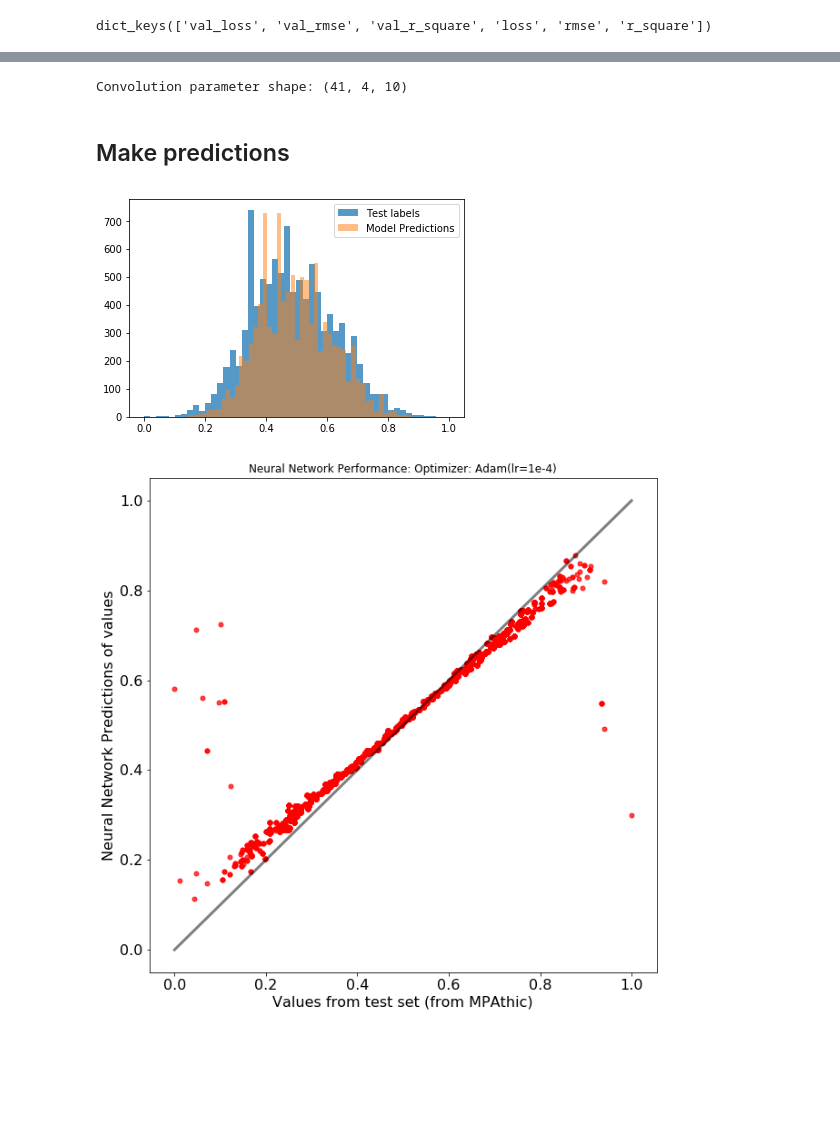
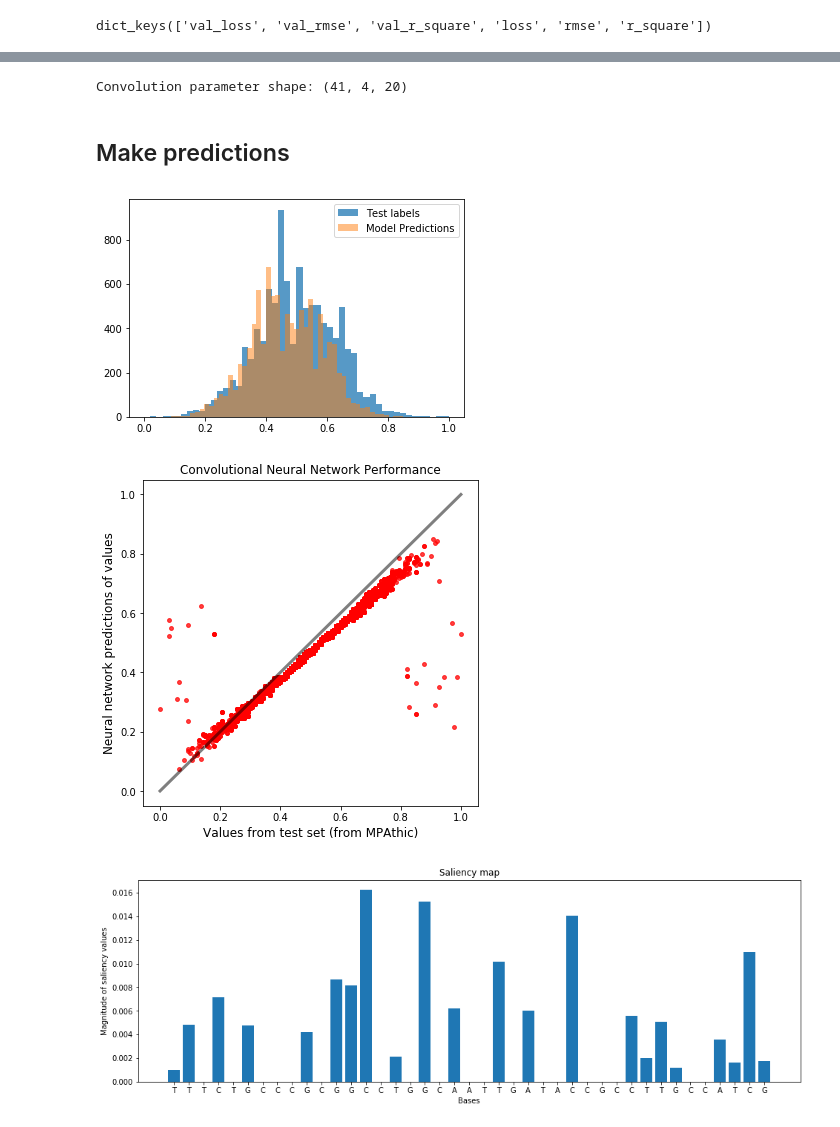
Before and after one commit to atareen/Regression-with-convolutional-neural-networks, a Jupyter notebook: CNN_RNAP_Seq_Regression.ipynb, the cells around one changed output, grey strips where cells are left out. Cells and saved outputs as stored; diff of their text form; code cells hidden in the pictures; blank space fills up the shorter version.

Commit message:
Added base saliency map. Need to remove repeating values in training data

```diff
--- a/CNN_RNAP_Seq_Regression.ipynb
+++ b/CNN_RNAP_Seq_Regression.ipynb
@@ -35,7 +35,7 @@ bi = np.random.binomial(n=10000, p=0.01, size=1000)
 num_sample = 40000   # number of training samples
 test_size = 10000    # number of test samples
 
-binomial_probability_parameter = 0.05
+binomial_probability_parameter = 0.5
 
 #index_random_sample_training_data = np.random.randint(100000,size=(9000))
 index_random_sample_training_data = np.random.binomial(n=100000, p=binomial_probability_parameter, size=num_sample)
@@ -182,7 +182,7 @@ Using TensorFlow backend.
 
 model = Sequential()
 #model.add(Conv1D(1, 19, padding='same', input_shape=(seq_length, 4), activation='relu'))
-model.add(Conv1D(10, 41, padding='same', input_shape=(seq_length, 4), activation='relu'))
+model.add(Conv1D(20, 41, padding='same', input_shape=(seq_length, 4), activation='relu'))
 model.add(MaxPooling1D(pool_size=4))
 model.add(Conv1D(10, 20, padding='same', input_shape=(seq_length, 4), activation='relu'))
 model.add(MaxPooling1D(pool_size=2))
@@ -260,12 +260,12 @@ convlayer = model.layers[0]
 weights = convlayer.get_weights()[0].squeeze()
 print('Convolution parameter shape: {}'.format(weights.shape))
 
-#num2seq = ['A','C','G','T']
+num2seq = ['A','C','G','T']
 
 #''.join([num2seq[np.argmax(weights[i,:])] for i in range(weights.shape[0])])
 #test_pred = ''.join([num2seq[np.argmax(weights[i,:])] for i in range(weights.shape[0])])
 # %% [output]
-Convolution parameter shape: (41, 4, 10)
+Convolution parameter shape: (41, 4, 20)
 # %% [markdown]
 ## Make predictions
 # %%
@@ -276,20 +276,20 @@ plt.hist(model_prediction,bins=50,alpha=0.5,label='Model Predictions')
 plt.legend()
 plt.show()
 # %% [output]
-[figure, old version]
+[figure, new version]
 # %%
 pos_model_prediction = model.predict(test_pos_tensor)
 # %%
 from pylab import rcParams
-rcParams['xtick.labelsize'] = 16
-rcParams['ytick.labelsize'] = 16
-rcParams['figure.figsize'] = 10, 10
+rcParams['xtick.labelsize'] = 10
+rcParams['ytick.labelsize'] = 10
+rcParams['figure.figsize'] = 6, 6
 
-plt.scatter(y_test,pos_model_prediction,s=25,alpha=0.75,color='red')
+plt.scatter(y_test,pos_model_prediction,s=15,alpha=0.75,color='red')
 plt.plot([0,1],alpha=0.5,linewidth=3,color='black')
-plt.ylabel('Neural Network Predictions of values',fontsize=16)
-plt.xlabel('Values from test set (from MPAthic)',fontsize=16)
-plt.title('Neural Network Performance: Optimizer: Adam(lr=1e-4)')
+plt.ylabel('Neural network predictions of values',fontsize=12)
+plt.xlabel('Values from test set (from MPAthic)',fontsize=12)
+plt.title('Convolutional Neural Network Performance')
 plt.show()
 # %% [output]
-[figure, old version]
+[figure, new version]
@@ -295,0 +314,14 @@ plt.show()
+# %%
+sequence_index = 1
+sal = compute_salient_bases(model, X_test[sequence_index])
+
+plt.figure(figsize=[16,5])
+barlist = plt.bar(np.arange(len(sal)), sal)
+#[barlist[i].set_color('C1') for i in range(5,17)]
+plt.xlabel('Bases')
+plt.ylabel('Magnitude of saliency values')
+plt.xticks(np.arange(len(sal)), list(sequences[sequence_index]));
+plt.title('Saliency map');
+plt.show()
+# %% [output]
+[figure, added]
```
Also changed, not shown: parts of 8 cells of this notebook.
